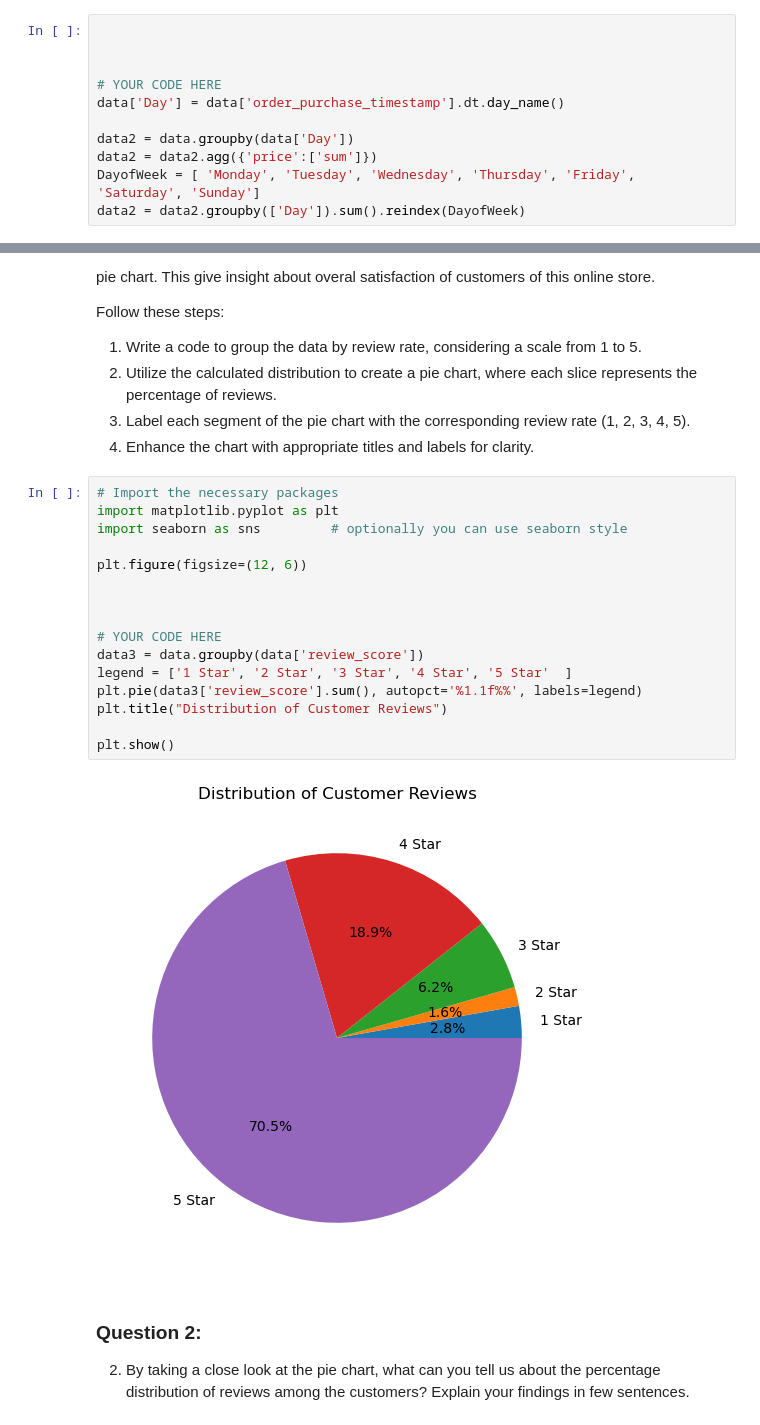
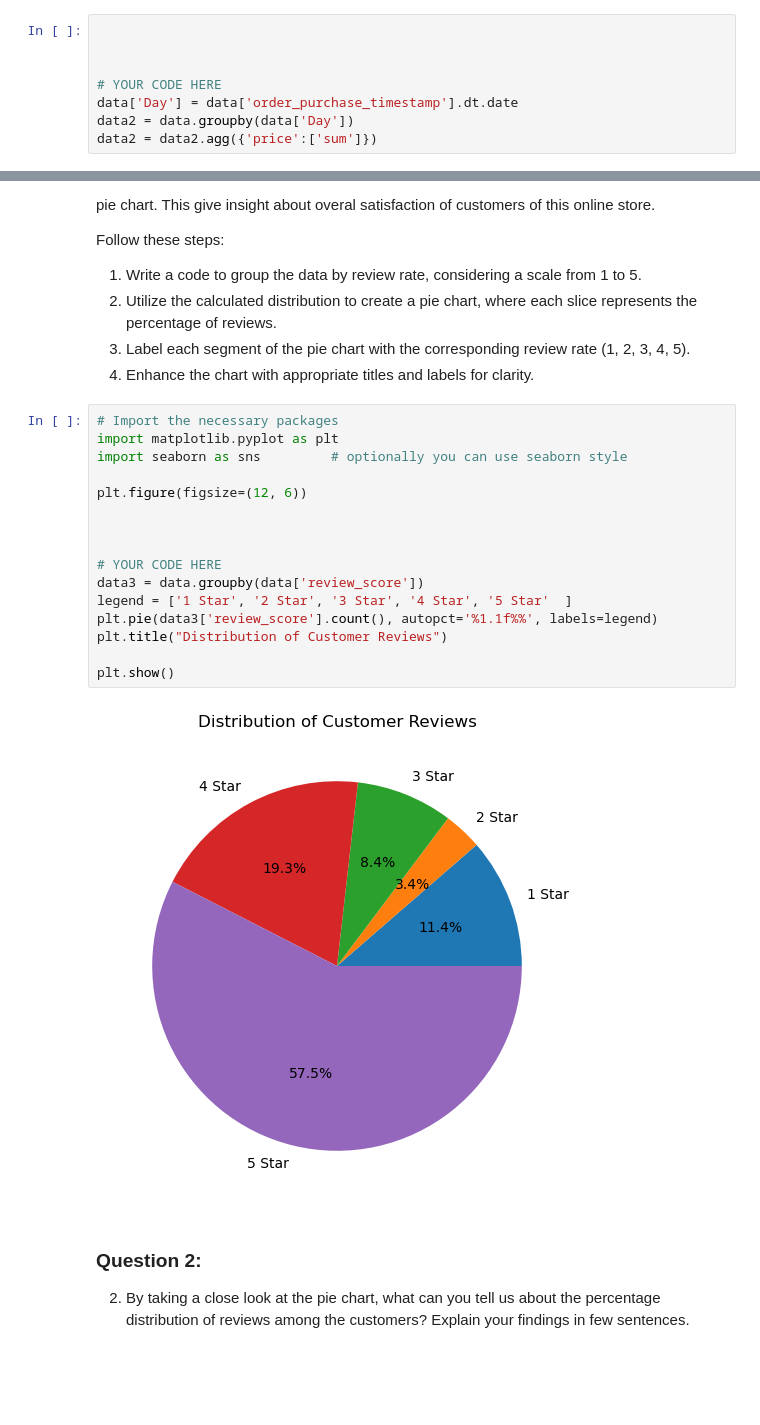
Before and after one commit to zackdewis/engo645, a Jupyter notebook: Assignment_1.ipynb, the cells around one changed output, grey strips where cells are left out. Cells and saved outputs as stored; diff of their text form; blank space fills up the shorter version.

```diff
--- a/Assignment_1.ipynb
+++ b/Assignment_1.ipynb
@@ -282,12 +282,9 @@ To determine the total revenue for each day, you can follow these steps:
 
 
 # YOUR CODE HERE
-data['Day'] = data['order_purchase_timestamp'].dt.day_name()
-
+data['Day'] = data['order_purchase_timestamp'].dt.date
 data2 = data.groupby(data['Day'])
 data2 = data2.agg({'price':['sum']})
-DayofWeek = [ 'Monday', 'Tuesday', 'Wednesday', 'Thursday', 'Friday', 'Saturday', 'Sunday']
-data2 = data2.groupby(['Day']).sum().reindex(DayofWeek)
 # %% [markdown]
 Next, after determining the total revenue for each day, you can proceed to visualize the results using a **line chart**.
 Follow these steps:
@@ -342,21 +339,21 @@ Follow these steps:
 # %%
 # Import the necessary packages
 import matplotlib.pyplot as plt
 import seaborn as sns         # optionally you can use seaborn style
 
 plt.figure(figsize=(12, 6))
 
 
 
 # YOUR CODE HERE
 data3 = data.groupby(data['review_score'])
 legend = ['1 Star', '2 Star', '3 Star', '4 Star', '5 Star'  ]
-plt.pie(data3['review_score'].sum(), autopct='%1.1f%%', labels=legend)
+plt.pie(data3['review_score'].count(), autopct='%1.1f%%', labels=legend)
 plt.title("Distribution of Customer Reviews")
 
 plt.show()
 # %% [output]
-[figure, old version]
+[figure, new version]
 # %% [markdown]
 ### Question 2:
 
```
Also changed, not shown: parts of 2 cells of this notebook.
